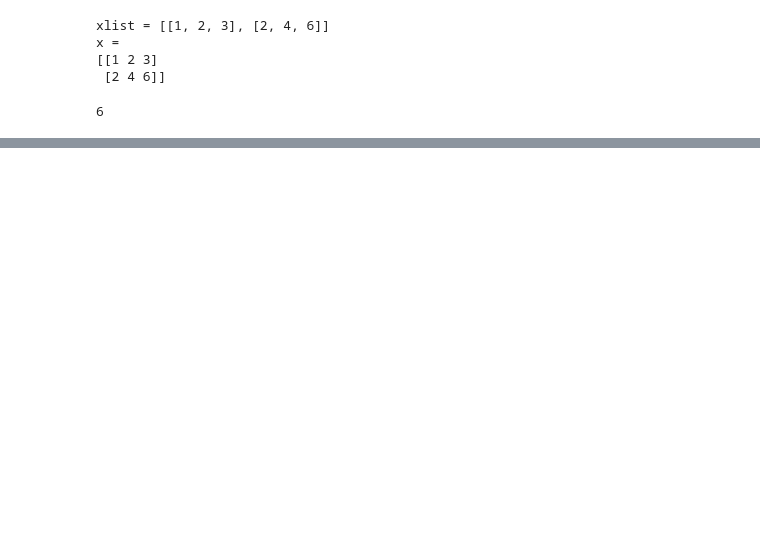
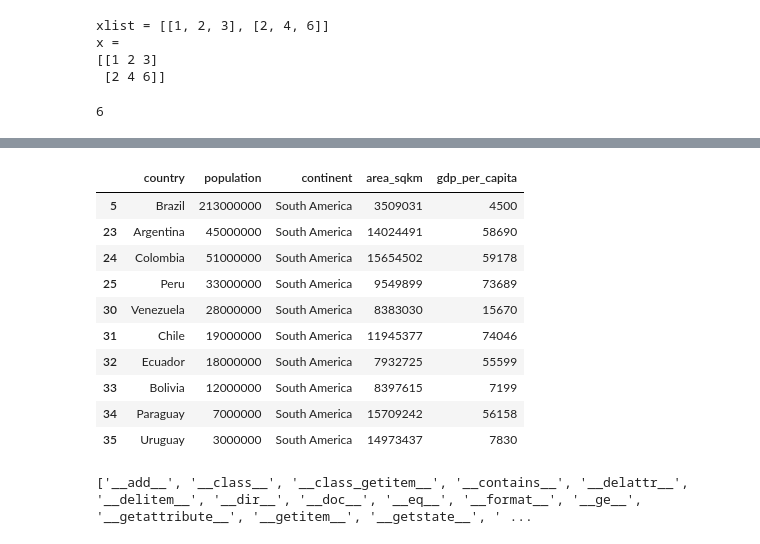
Before and after one commit to MrRogueKnight/Kaggle, a Jupyter notebook: learn-python-data-viz-pandas-more-tutorials.ipynb, the cells around one changed output, grey strips where cells are left out. Drawn from its saved outputs; the diff is of its cells as text; code cells hidden in the pictures; blank space fills up the shorter version.

Commit message:
Kaggle Notebook | Summary Python, Data Viz, Pandas | Version 46

```diff
--- a/learn-python-data-viz-pandas-more-tutorials.ipynb
+++ b/learn-python-data-viz-pandas-more-tutorials.ipynb
@@ -2622,0 +2654,41 @@ x[1,-1]
+# %%
+data = {
+    'country': [
+        'China', 'India', 'United States', 'Indonesia', 'Pakistan', 'Brazil',
+        'Nigeria', 'Bangladesh', 'Russia', 'Mexico', 'Japan', 'Ethiopia',
+        'Philippines', 'Egypt', 'Vietnam', 'DR Congo', 'Iran', 'Turkey',
+        'Germany', 'United Kingdom', 'France', 'Italy', 'South Africa',
+        'Argentina', 'Colombia', 'Peru', 'Canada', 'Australia', 'Spain',
+        'Poland', 'Venezuela', 'Chile', 'Ecuador', 'Bolivia', 'Paraguay',
+        'Uruguay', 'Guyana', 'Suriname', 'French Guiana', 'New Zealand',
+        'Finland', 'Norway', 'Sweden', 'Denmark', 'Ireland', 'Portugal',
+        'Greece', 'Switzerland', 'Austria', 'Belgium', 'Netherlands', 'Czechia'
+    ],
+    'population': [
+        1412000000, 1393000000, 331000000, 276000000, 225000000, 213000000,
+        206000000, 166000000, 146000000, 128000000, 126000000, 115000000,
+        110000000, 102000000, 97000000, 92000000, 83000000, 82000000,
+        83000000, 67000000, 65000000, 60000000, 59000000,
+        45000000, 51000000, 33000000, 38000000, 25000000, 47000000,
+        38000000, 28000000, 19000000, 18000000, 12000000, 7000000,
+        3000000, 800000, 600000, 300000, 5000000, # Smaller South American and Oceanic/European
+        5500000, 5400000, 10000000, 5800000, 5000000, 10000000,
+        10000000, 8000000, 9000000, 11000000, 17000000, 10000000
+    ],
+    'continent': [
+        'Asia', 'Asia', 'North America', 'Asia', 'Asia', 'South America',
+        'Africa', 'Asia', 'Europe', 'North America', 'Asia', 'Africa',
+        'Asia', 'Africa', 'Asia', 'Africa', 'Asia', 'Asia',
+        'Europe', 'Europe', 'Europe', 'Europe', 'Africa',
+        'South America', 'South America', 'South America', 'North America', 'Oceania', 'Europe',
+        'Europe', 'South America', 'South America', 'South America', 'South America', 'South America',
+        'South America', 'South America', 'South America', 'South America', 'Oceania',
+        'Europe', 'Europe', 'Europe', 'Europe', 'Europe', 'Europe',
+        'Europe', 'Europe', 'Europe', 'Europe', 'Europe', 'Europe'
+    ],
+    'area_sqkm': np.random.randint(50000, 17000000, 52), # Random area for variety
+    'gdp_per_capita': np.random.randint(1000, 80000, 52) # Random GDP per capita
+}
+# %%
+# Create the DataFrame
+df = pd.DataFrame(data)
@@ -2622,0 +2744,22 @@ x[1,-1]
+# %%
+# Get the rows with population over 1m in South America
+df[(df['population'] > 10**6) & (df['continent'] == 'South America')]
+# %% [output]
+|  | country | population | continent | area_sqkm | gdp_per_capita |
+| 5 | Brazil | 213000000 | South America | 3509031 | 4500 |
+| 23 | Argentina | 45000000 | South America | 14024491 | 58690 |
+| 24 | Colombia | 51000000 | South America | 15654502 | 59178 |
+| 25 | Peru | 33000000 | South America | 9549899 | 73689 |
+| 30 | Venezuela | 28000000 | South America | 8383030 | 15670 |
+| 31 | Chile | 19000000 | South America | 11945377 | 74046 |
+| 32 | Ecuador | 18000000 | South America | 7932725 | 55599 |
+| 33 | Bolivia | 12000000 | South America | 8397615 | 7199 |
+| 34 | Paraguay | 7000000 | South America | 15709242 | 56158 |
+| 35 | Uruguay | 3000000 | South America | 14973437 | 7830 |
+# %%
+# calling help() or dir() on an object
+print(dir(list))
+# This turns out to be directly related to operator overloading
+# underscores methods
+# %% [output]
+['__add__', '__class__', '__class_getitem__', '__contains__', '__delattr__', '__delitem__', '__dir__', '__doc__', '__eq__', '__format__', '__ge__', '__getattribute__', '__getitem__', '__getstate__', ' ...
```
Also changed, not shown: parts of 14 cells of this notebook.
